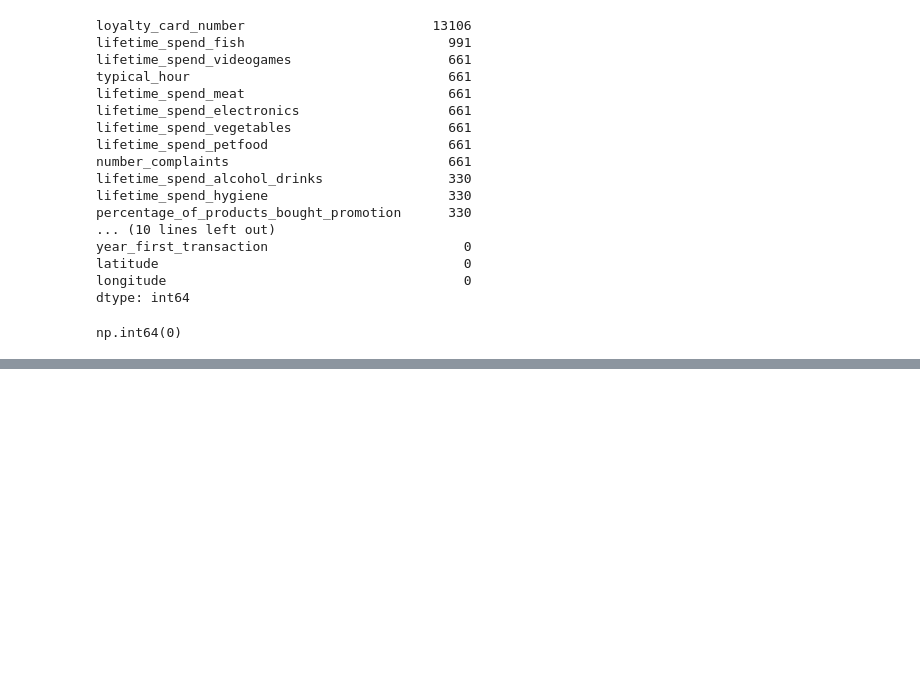
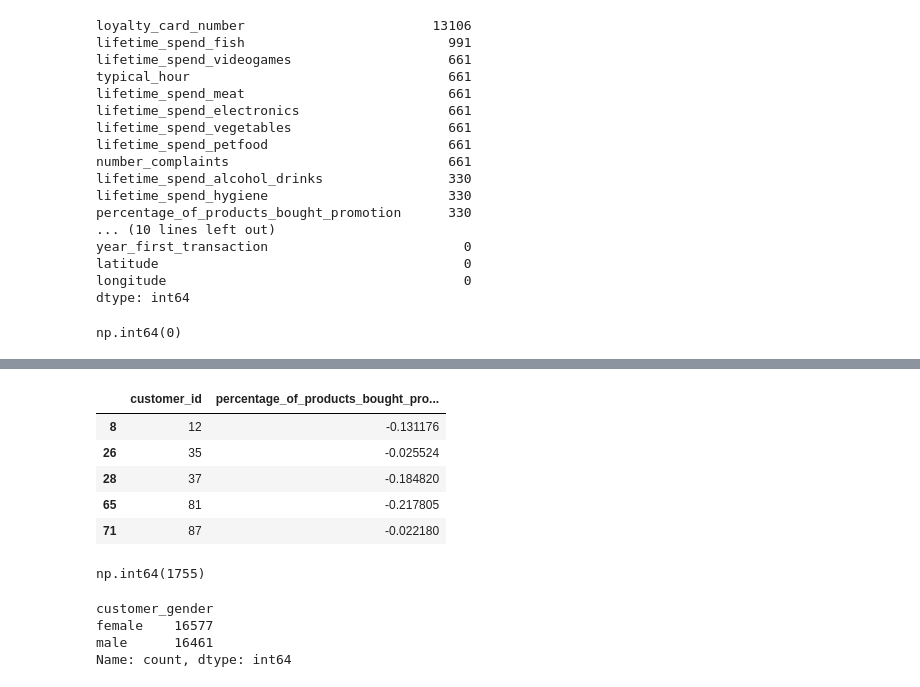
Before and after one commit to saifhoque15-netizen/ML2-Customer-Segmentation, a Jupyter notebook: notebooks/Customer_Segmentation.ipynb, the cells around one changed output, grey strips where cells are left out. Drawn from its saved outputs; the diff is of its cells as text; code cells hidden in the pictures; blank space fills up the shorter version.

```diff
--- a/notebooks/Customer_Segmentation.ipynb
+++ b/notebooks/Customer_Segmentation.ipynb
@@ -104,0 +122,33 @@ np.int64(0)
+# %%
+customer_info[
+    (customer_info['percentage_of_products_bought_promotion'] < 0) |
+    (customer_info['percentage_of_products_bought_promotion'] > 1)
+][[
+    'customer_id',
+    'percentage_of_products_bought_promotion'
+]].head()
+# %% [output]
+|  | customer_id | percentage_of_products_bought_pro... |
+| 8 | 12 | -0.131176 |
+| 26 | 35 | -0.025524 |
+| 28 | 37 | -0.184820 |
+| 65 | 81 | -0.217805 |
+| 71 | 87 | -0.022180 |
+# %%
+(
+    (
+        customer_info['percentage_of_products_bought_promotion'] < 0
+    ) |
+    (
+        customer_info['percentage_of_products_bought_promotion'] > 1
+    )
+).sum()
+# %% [output]
+np.int64(1755)
+# %%
+customer_info['customer_gender'].value_counts(dropna=False)
+# %% [output]
+customer_gender
+female    16577
+male      16461
+Name: count, dtype: int64
```
Also changed, not shown: parts of 18 cells of this notebook.
